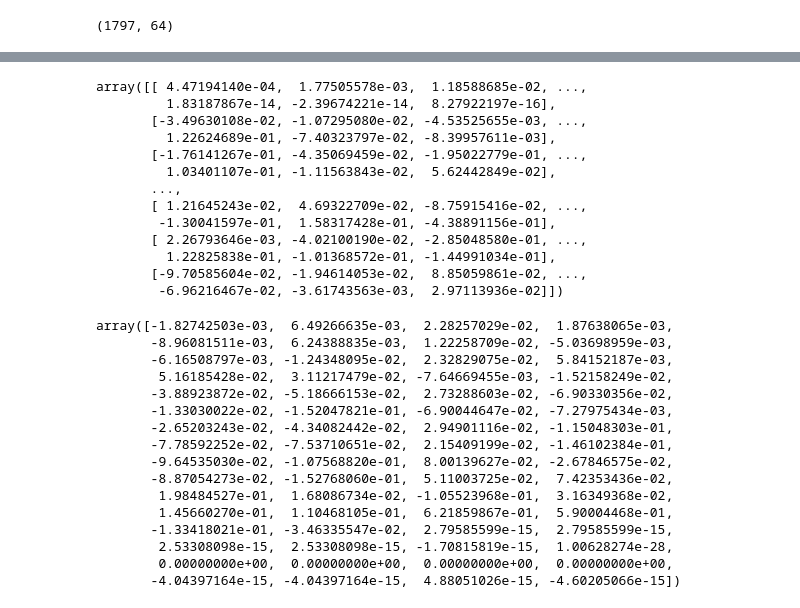
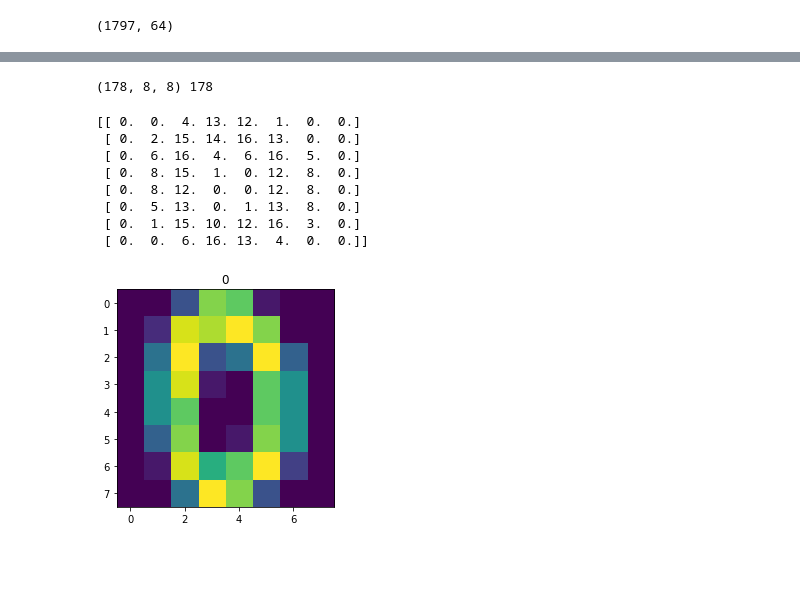
Before and after one commit to jerck1/JohnErickCabreraRamirez_Ejercicio010, a Jupyter notebook: predice_uno.ipynb, the cells around one changed output, grey strips where cells are left out. Saved outputs shown, nothing was run; the diff lists cells and outputs as text; code cells hidden in the pictures; blank space fills up the shorter version.

```diff
--- a/predice_uno.ipynb
+++ b/predice_uno.ipynb
@@ -113,36 +111,23 @@ for i in range(len(vectores_train)):
-# %%
-np.dot(vectores_test,vectores_train)
-#np.shape(vectores_test)
-# %% [output]
-array([[ 4.47194140e-04,  1.77505578e-03,  1.18588685e-02, ...,
-         1.83187867e-14, -2.39674221e-14,  8.27922197e-16],
-       [-3.49630108e-02, -1.07295080e-02, -4.53525655e-03, ...,
-         1.22624689e-01, -7.40323797e-02, -8.39957611e-03],
-       [-1.76141267e-01, -4.35069459e-02, -1.95022779e-01, ...,
-         1.03401107e-01, -1.11563843e-02,  5.62442849e-02],
-       ...,
-       [ 1.21645243e-02,  4.69322709e-02, -8.75915416e-02, ...,
-        -1.30041597e-01,  1.58317428e-01, -4.38891156e-01],
-       [ 2.26793646e-03, -4.02100190e-02, -2.85048580e-01, ...,
-         1.22825838e-01, -1.01368572e-01, -1.44991034e-01],
-       [-9.70585604e-02, -1.94614053e-02,  8.85059861e-02, ...,
-        -6.96216467e-02, -3.61743563e-03,  2.97113936e-02]])
-# %%
-vectores_train[1]
-# %% [output]
-array([-1.82742503e-03,  6.49266635e-03,  2.28257029e-02,  1.87638065e-03,
-       -8.96081511e-03,  6.24388835e-03,  1.22258709e-02, -5.03698959e-03,
-       -6.16508797e-03, -1.24348095e-02,  2.32829075e-02,  5.84152187e-03,
-        5.16185428e-02,  3.11217479e-02, -7.64669455e-03, -1.52158249e-02,
-       -3.88923872e-02, -5.18666153e-02,  2.73288603e-02, -6.90330356e-02,
-       -1.33030022e-02, -1.52047821e-01, -6.90044647e-02, -7.27975434e-03,
-       -2.65203243e-02, -4.34082442e-02,  2.94901116e-02, -1.15048303e-01,
-       -7.78592252e-02, -7.53710651e-02,  2.15409199e-02, -1.46102384e-01,
-       -9.64535030e-02, -1.07568820e-01,  8.00139627e-02, -2.67846575e-02,
-       -8.87054273e-02, -1.52768060e-01,  5.11003725e-02,  7.42353436e-02,
-        1.98484527e-01,  1.68086734e-02, -1.05523968e-01,  3.16349368e-02,
-        1.45660270e-01,  1.10468105e-01,  6.21859867e-01,  5.90004468e-01,
-       -1.33418021e-01, -3.46335547e-02,  2.79585599e-15,  2.79585599e-15,
-        2.53308098e-15,  2.53308098e-15, -1.70815819e-15,  1.00628274e-28,
-        0.00000000e+00,  0.00000000e+00,  0.00000000e+00,  0.00000000e+00,
-       -4.04397164e-15, -4.04397164e-15,  4.88051026e-15, -4.60205066e-15])
+# %%
+numeros = skdata.load_digits(1)
+target = numeros['target']
+imagenes = numeros['images']
+n_imagenes = len(target)
+print(np.shape(imagenes), n_imagenes)
+# %% [output]
+(178, 8, 8) 178
+# %%
+i=40 # este es uno de esos digitos
+_ = plt.imshow(imagenes[i])
+plt.title('{}'.format(target[i]))
+print(imagenes[i])
+# %% [output]
+[[ 0.  0.  4. 13. 12.  1.  0.  0.]
+ [ 0.  2. 15. 14. 16. 13.  0.  0.]
+ [ 0.  6. 16.  4.  6. 16.  5.  0.]
+ [ 0.  8. 15.  1.  0. 12.  8.  0.]
+ [ 0.  8. 12.  0.  0. 12.  8.  0.]
+ [ 0.  5. 13.  0.  1. 13.  8.  0.]
+ [ 0.  1. 15. 10. 12. 16.  3.  0.]
+ [ 0.  0.  6. 16. 13.  4.  0.  0.]]
+[figure, added]
```
Also changed, not shown: parts of 5 cells of this notebook, 1 other file.
